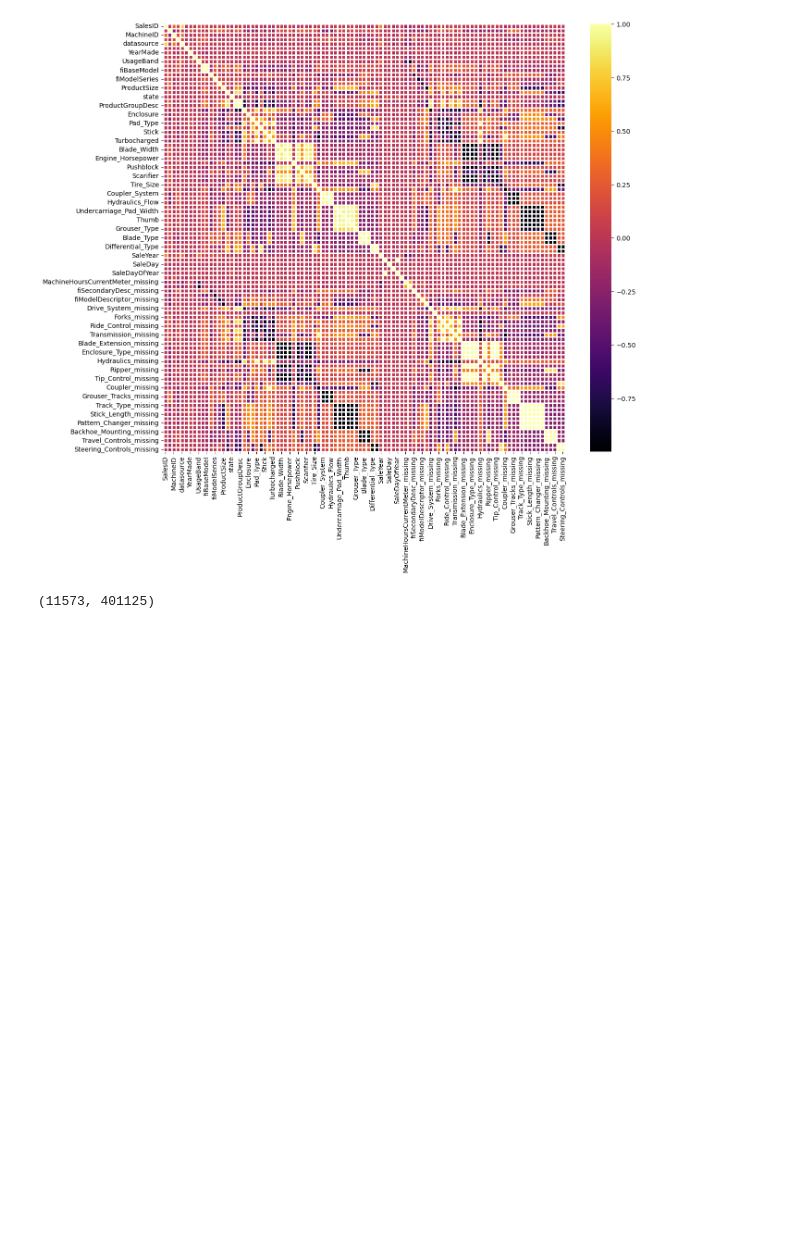
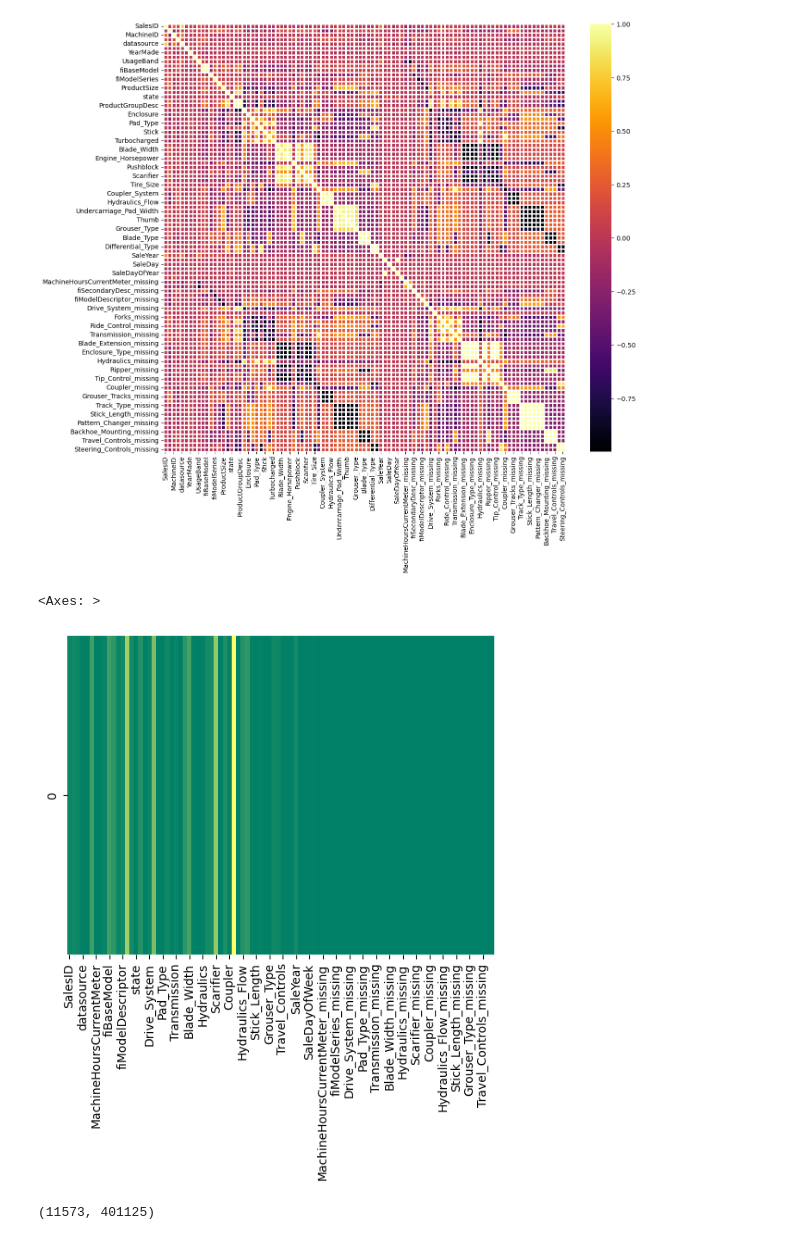
Before and after one commit to msnkr/bulldozer_bluebook, a Jupyter notebook: Untitled1.ipynb, the cells around one changed output. Saved outputs shown, nothing was run; the diff lists cells and outputs as text; code cells hidden in the pictures; blank space fills up the shorter version.

```diff
--- a/Untitled1.ipynb
+++ b/Untitled1.ipynb
@@ -142,6 +142,13 @@ plt.figure(figsize=(14, 12))
 sn.heatmap(df.corr(), linewidths=0.9, cmap="inferno");
 # %% [output]
 [figure]
+# %%
+feature_imp = dict(zip(df.drop("SalePrice", axis=1), list(bst.feature_importances_)))
+imp_df = pd.DataFrame(feature_imp, index=[0])
+sn.heatmap(imp_df, cbar=False, cmap="summer")
+# %% [output]
+<Axes: >
+[figure, added]
 # %%
 df_val = df[df.SaleYear == 2012]
 df_train = df[df.SaleYear != 2012]
```
Also changed, not shown: parts of 10 cells of this notebook.
